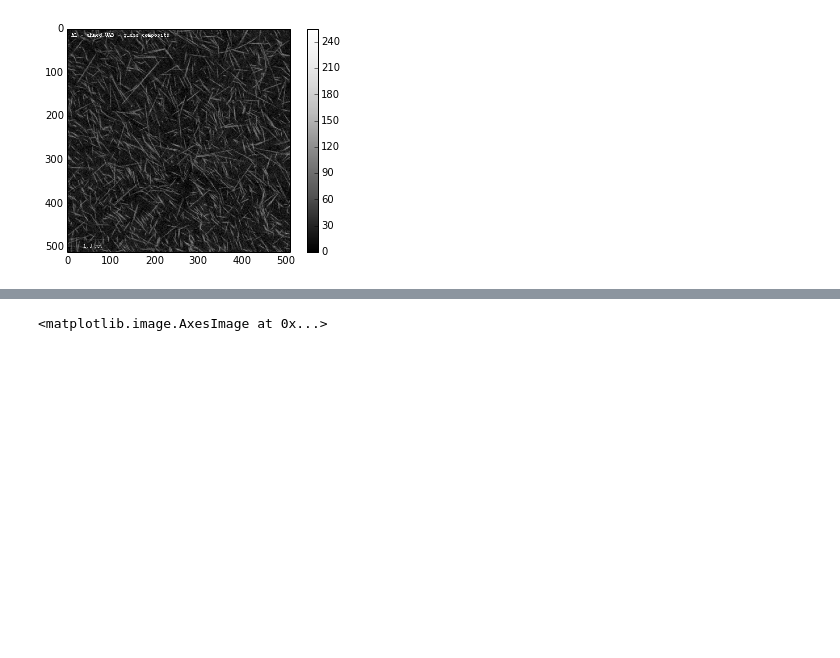
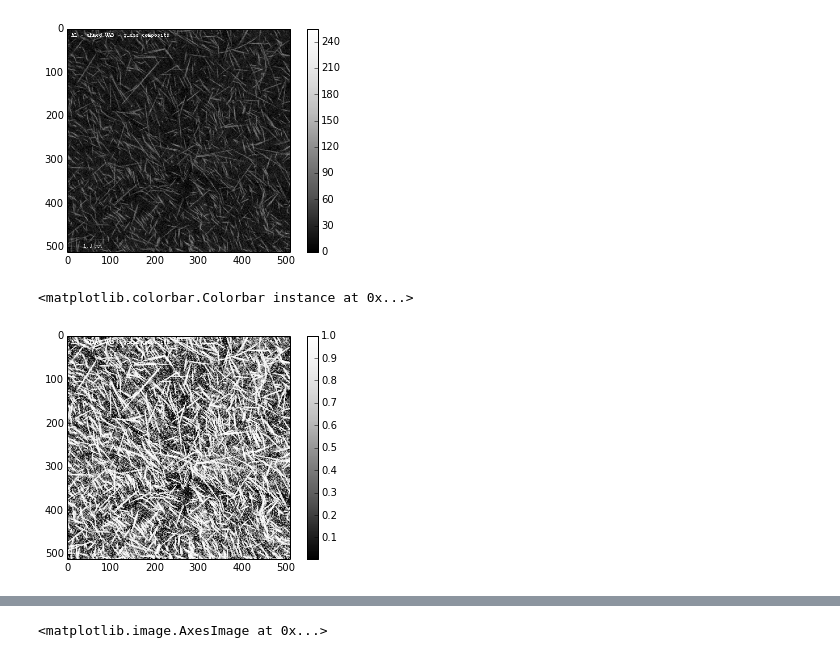
Before and after one commit to davidbrough1/MicroCT_image_processing, a Jupyter notebook: 2D_images.ipynb, the cells around one changed output, grey strips where cells are left out. Saved outputs shown, nothing was run; the diff lists cells and outputs as text; code cells hidden in the pictures; blank space fills up the shorter version.

Commit message:
histogram equalization and brute force segmentation
histogram equalization of images and brute force segmentation

```diff
--- a/2D_images.ipynb
+++ b/2D_images.ipynb
@@ -25,3 +32,11 @@ plt.colorbar()
 # %% [output]
 <matplotlib.colorbar.Colorbar instance at 0x...>
 [figure]
+# %%
+img_rescale = exposure.equalize_hist(im)
+# %%
+plt.imshow(img_rescale, cmap = cm.Greys_r)
+plt.colorbar()
+# %% [output]
+<matplotlib.colorbar.Colorbar instance at 0x...>
+[figure, added]
```
Also changed, not shown: parts of 7 cells of this notebook.
